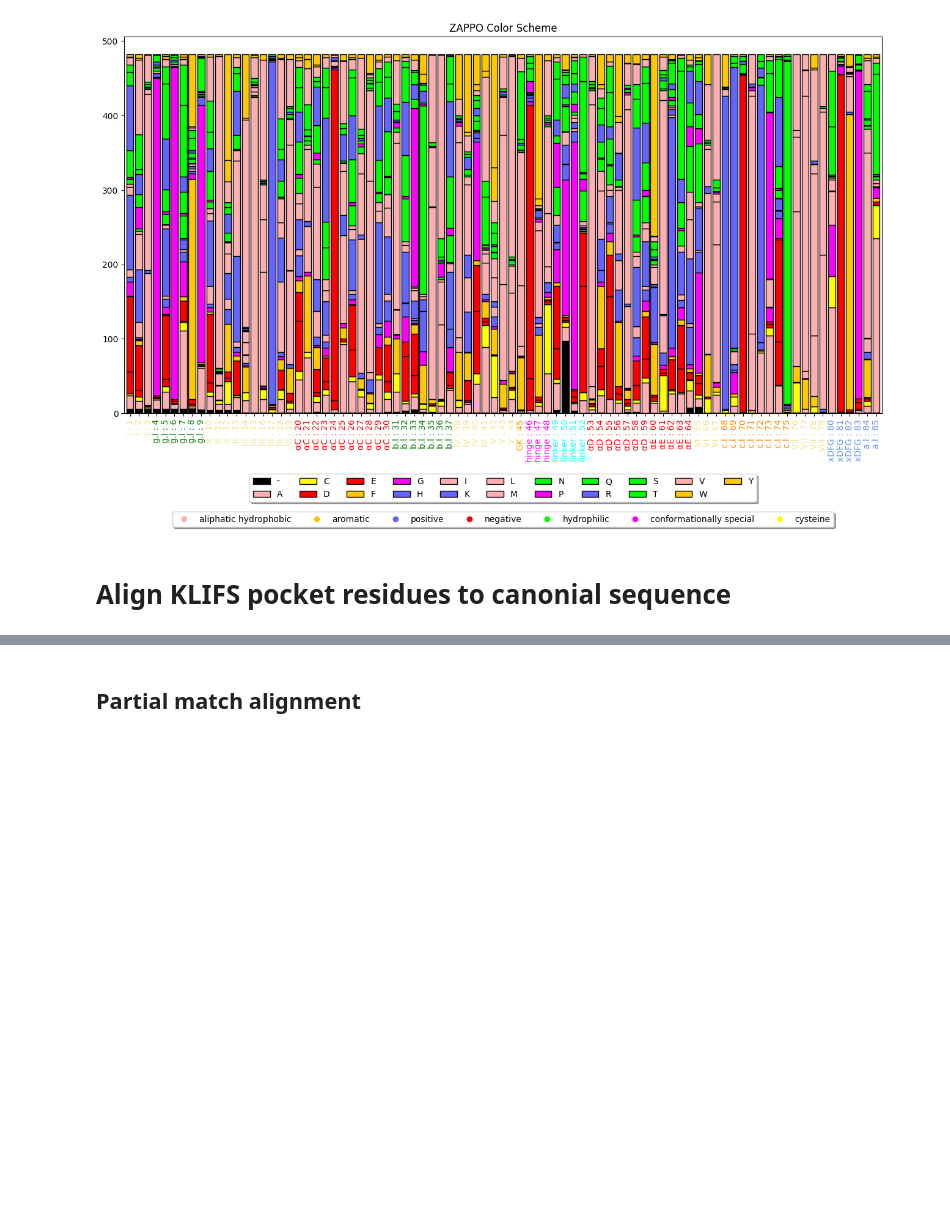
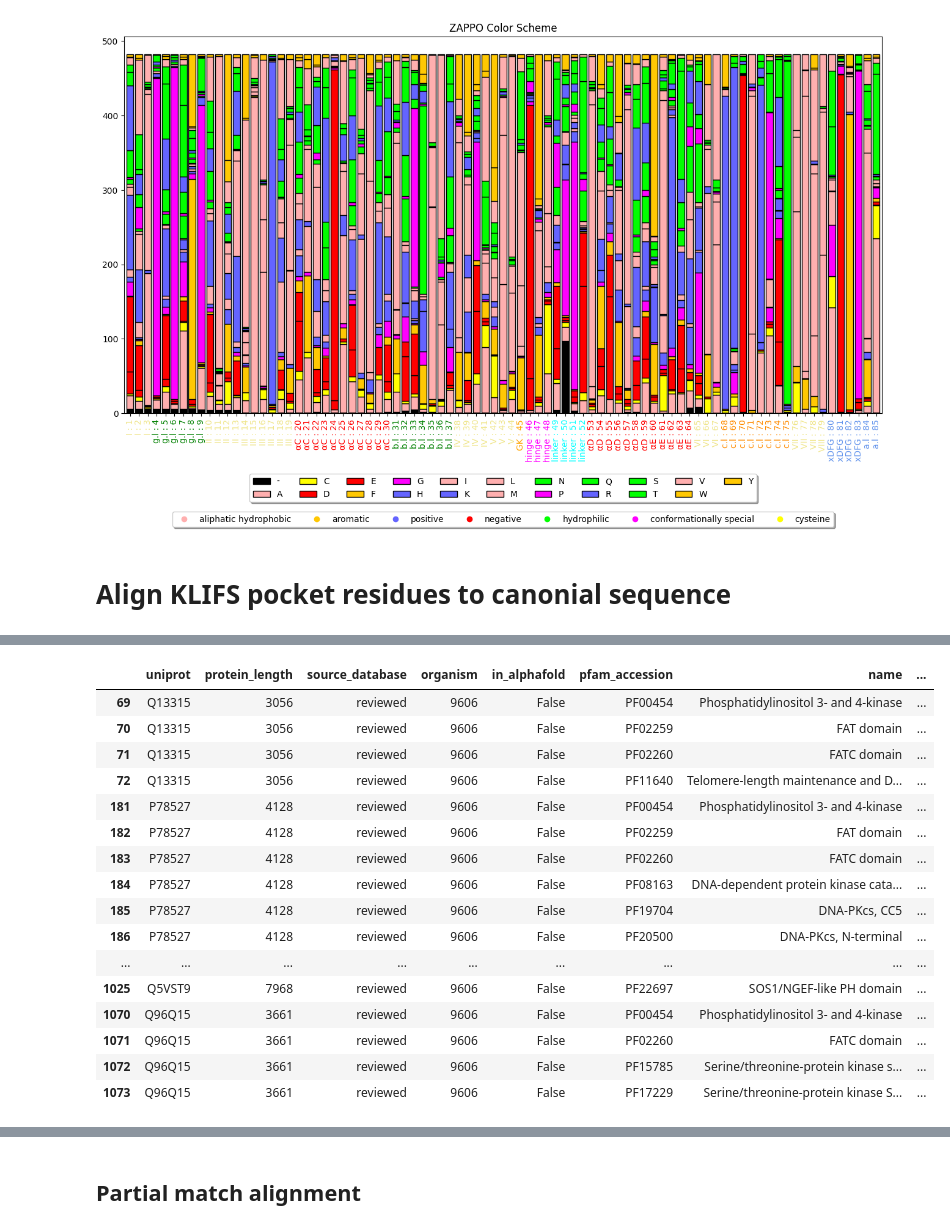
Before and after one commit to choderalab/missense-kinase-toolkit, a Jupyter notebook: notebooks/klifs_pocket.ipynb, the cells around one changed output, grey strips where cells are left out. Cells and saved outputs as stored; diff of their text form; code cells hidden in the pictures; blank space fills up the shorter version.

Commit message:
caching latest klifs pocket notebook

```diff
--- a/notebooks/klifs_pocket.ipynb
+++ b/notebooks/klifs_pocket.ipynb
@@ -15,7 +15,9 @@ from missense_kinase_toolkit.databases.kinase_schema import KLIFSPocket
 # %%
 # generate these in databases.ipynb
-df_klifs = pd.read_csv("kinhub_klifs.csv")
-df_uniprot = pd.read_csv("kinhub_uniprot.csv")
+df_kinhub = pd.read_csv("../data/kinhub.csv")
+df_klifs = pd.read_csv("../data/kinhub_klifs.csv")
+df_uniprot = pd.read_csv("../data/kinhub_uniprot.csv")
+df_pfam = pd.read_csv("../data/kinhub_pfam.csv")
 # %% [markdown]
 ## Assess AA conservation of KLIFS pocket
 # %%
@@ -142,0 +215,20 @@ df_klifs_uniprot_narm = df_klifs_narm.merge(df_uniprot, left_on="uniprot", right
+# %%
+df_pfam.loc[df_pfam["in_alphafold"] == False, ]
+# %% [output]
+|  | uniprot | protein_length | source_database | organism | in_alphafold | pfam_accession | name | ... |
+| 69 | Q13315 | 3056 | reviewed | 9606 | False | PF00454 | Phosphatidylinositol 3- and 4-kinase | ... |
+| 70 | Q13315 | 3056 | reviewed | 9606 | False | PF02259 | FAT domain | ... |
+| 71 | Q13315 | 3056 | reviewed | 9606 | False | PF02260 | FATC domain | ... |
+| 72 | Q13315 | 3056 | reviewed | 9606 | False | PF11640 | Telomere-length maintenance and D... | ... |
+| 181 | P78527 | 4128 | reviewed | 9606 | False | PF00454 | Phosphatidylinositol 3- and 4-kinase | ... |
+| 182 | P78527 | 4128 | reviewed | 9606 | False | PF02259 | FAT domain | ... |
+| 183 | P78527 | 4128 | reviewed | 9606 | False | PF02260 | FATC domain | ... |
+| 184 | P78527 | 4128 | reviewed | 9606 | False | PF08163 | DNA-dependent protein kinase cata... | ... |
+| 185 | P78527 | 4128 | reviewed | 9606 | False | PF19704 | DNA-PKcs, CC5 | ... |
+| 186 | P78527 | 4128 | reviewed | 9606 | False | PF20500 | DNA-PKcs, N-terminal | ... |
+| ... | ... | ... | ... | ... | ... | ... | ... | ... |
+| 1025 | Q5VST9 | 7968 | reviewed | 9606 | False | PF22697 | SOS1/NGEF-like PH domain | ... |
+| 1070 | Q96Q15 | 3661 | reviewed | 9606 | False | PF00454 | Phosphatidylinositol 3- and 4-kinase | ... |
+| 1071 | Q96Q15 | 3661 | reviewed | 9606 | False | PF02260 | FATC domain | ... |
+| 1072 | Q96Q15 | 3661 | reviewed | 9606 | False | PF15785 | Serine/threonine-protein kinase s... | ... |
+| 1073 | Q96Q15 | 3661 | reviewed | 9606 | False | PF17229 | Serine/threonine-protein kinase S... | ... |
```
Also changed, not shown: parts of 57 cells of this notebook.
